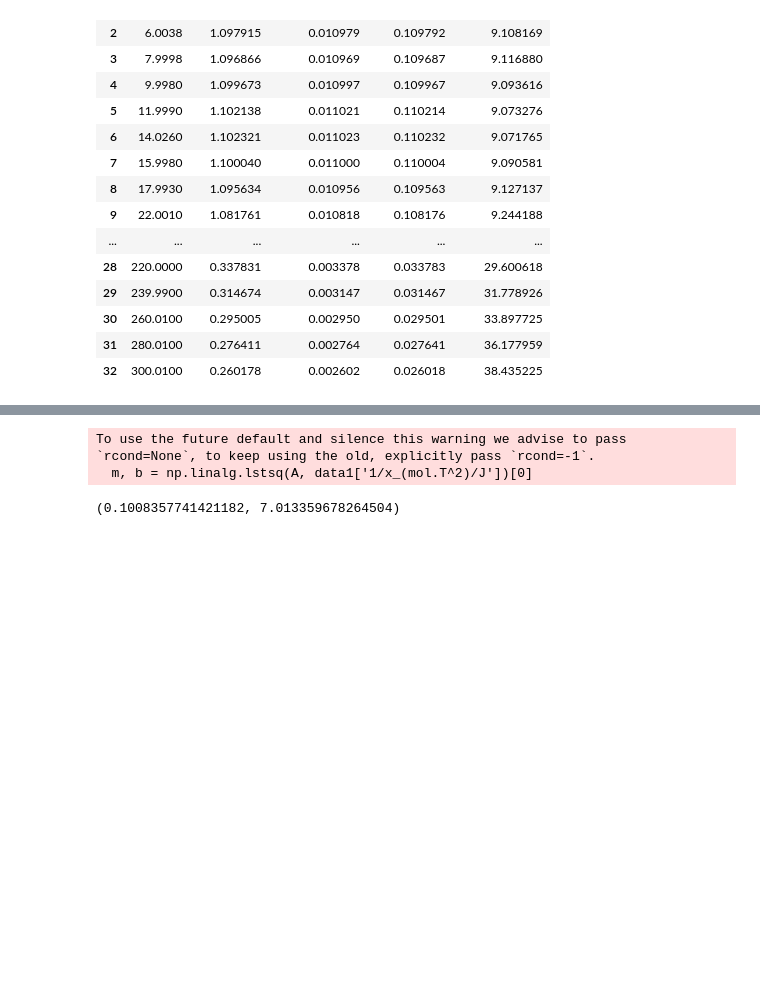
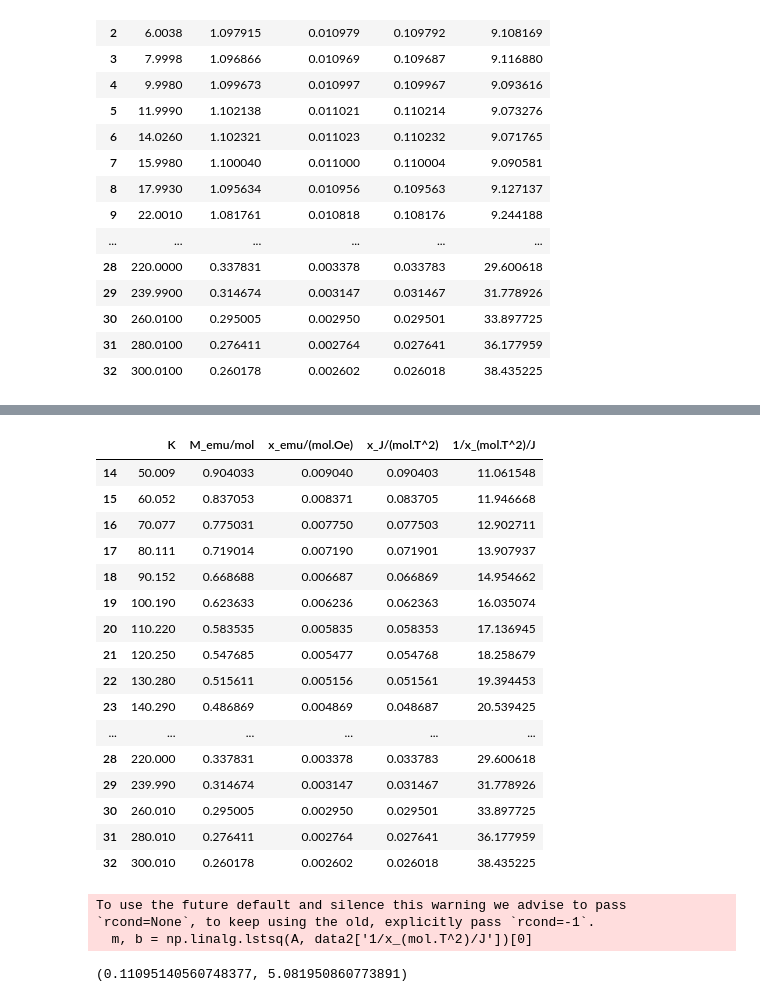
Before and after one commit to ShannonNCM/PMM, a Jupyter notebook: calculos.ipynb, the cells around one changed output, grey strips where cells are left out. Saved outputs shown, nothing was run; the diff lists cells and outputs as text; code cells hidden in the pictures; blank space fills up the shorter version.

```diff
--- a/calculos.ipynb
+++ b/calculos.ipynb
@@ -62,12 +64,34 @@ data1
+# %%
+#taking a temperature range from 200 to 300
+data2 = data1[data1['K'] >= 50]
+data2
+# %% [output]
+|  | K | M_emu/mol | x_emu/(mol.Oe) | x_J/(mol.T^2) | 1/x_(mol.T^2)/J |
+| 14 | 50.009 | 0.904033 | 0.009040 | 0.090403 | 11.061548 |
+| 15 | 60.052 | 0.837053 | 0.008371 | 0.083705 | 11.946668 |
+| 16 | 70.077 | 0.775031 | 0.007750 | 0.077503 | 12.902711 |
+| 17 | 80.111 | 0.719014 | 0.007190 | 0.071901 | 13.907937 |
+| 18 | 90.152 | 0.668688 | 0.006687 | 0.066869 | 14.954662 |
+| 19 | 100.190 | 0.623633 | 0.006236 | 0.062363 | 16.035074 |
+| 20 | 110.220 | 0.583535 | 0.005835 | 0.058353 | 17.136945 |
+| 21 | 120.250 | 0.547685 | 0.005477 | 0.054768 | 18.258679 |
+| 22 | 130.280 | 0.515611 | 0.005156 | 0.051561 | 19.394453 |
+| 23 | 140.290 | 0.486869 | 0.004869 | 0.048687 | 20.539425 |
+| ... | ... | ... | ... | ... | ... |
+| 28 | 220.000 | 0.337831 | 0.003378 | 0.033783 | 29.600618 |
+| 29 | 239.990 | 0.314674 | 0.003147 | 0.031467 | 31.778926 |
+| 30 | 260.010 | 0.295005 | 0.002950 | 0.029501 | 33.897725 |
+| 31 | 280.010 | 0.276411 | 0.002764 | 0.027641 | 36.177959 |
+| 32 | 300.010 | 0.260178 | 0.002602 | 0.026018 | 38.435225 |
 # %%
 #fitting using linalg
-A = np.vstack([data['K'], np.ones(len(data1['K']))]).T
-m, b = np.linalg.lstsq(A, data1['1/x_(mol.T^2)/J'])[0]
+A = np.vstack([data2['K'], np.ones(len(data2['K']))]).T
+m, b = np.linalg.lstsq(A, data2['1/x_(mol.T^2)/J'])[0]
 m, b
 # %% [output]
 To use the future default and silence this warning we advise to pass `rcond=None`, to keep using the old, explicitly pass `rcond=-1`.
-  m, b = np.linalg.lstsq(A, data1['1/x_(mol.T^2)/J'])[0]
+  m, b = np.linalg.lstsq(A, data2['1/x_(mol.T^2)/J'])[0]
-(0.1008357741421182, 7.013359678264504)
+(0.11095140560748377, 5.081950860773891)
 # %%
 print(f"m = {m} \nb = {b}")
 # %% [output]
```
Also changed, not shown: parts of 9 cells of this notebook.
